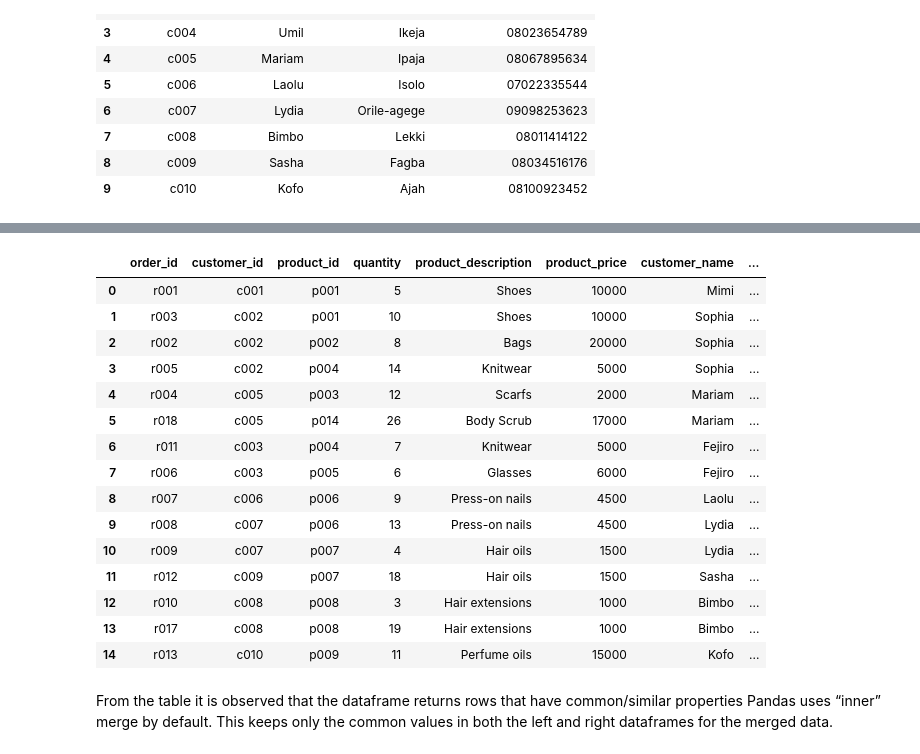
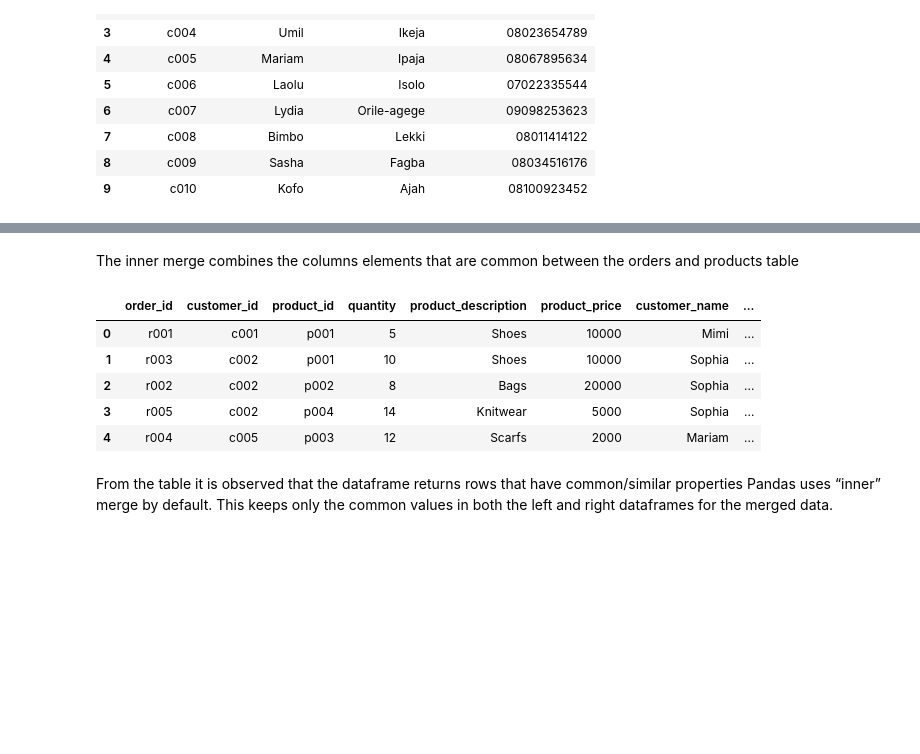
Before and after one commit to Kaltnaike/SGA_Projects_1, a Jupyter notebook: dummy_dataframes.ipynb, the cells around one changed output, grey strips where cells are left out. Saved outputs shown, nothing was run; the diff lists cells and outputs as text; code cells hidden in the pictures; blank space fills up the shorter version.

Commit message:
Working with multiple tables in pandas

```diff
--- a/dummy_dataframes.ipynb
+++ b/dummy_dataframes.ipynb
@@ -110,24 +99,16 @@ df_orders_products
+# %% [markdown]
+The inner merge combines the columns elements that are common between the orders and products table
 # %%
 #Use the resulting table to perform another inner merge operation with the customers table.
-df_all = df_orders_products.merge(df_customers, how='inner', on='customer_id')
-df_all
+df_all = df_orders_products.merge(df_customers, how='inner')
+df_all.head()
 # %% [output]
 |  | order_id | customer_id | product_id | quantity | product_description | product_price | customer_name | ... |
 | 0 | r001 | c001 | p001 | 5 | Shoes | 10000 | Mimi | ... |
 | 1 | r003 | c002 | p001 | 10 | Shoes | 10000 | Sophia | ... |
 | 2 | r002 | c002 | p002 | 8 | Bags | 20000 | Sophia | ... |
 | 3 | r005 | c002 | p004 | 14 | Knitwear | 5000 | Sophia | ... |
 | 4 | r004 | c005 | p003 | 12 | Scarfs | 2000 | Mariam | ... |
-| 5 | r018 | c005 | p014 | 26 | Body Scrub | 17000 | Mariam | ... |
-| 6 | r011 | c003 | p004 | 7 | Knitwear | 5000 | Fejiro | ... |
-| 7 | r006 | c003 | p005 | 6 | Glasses | 6000 | Fejiro | ... |
-| 8 | r007 | c006 | p006 | 9 | Press-on nails | 4500 | Laolu | ... |
-| 9 | r008 | c007 | p006 | 13 | Press-on nails | 4500 | Lydia | ... |
-| 10 | r009 | c007 | p007 | 4 | Hair oils | 1500 | Lydia | ... |
-| 11 | r012 | c009 | p007 | 18 | Hair oils | 1500 | Sasha | ... |
-| 12 | r010 | c008 | p008 | 3 | Hair extensions | 1000 | Bimbo | ... |
-| 13 | r017 | c008 | p008 | 19 | Hair extensions | 1000 | Bimbo | ... |
-| 14 | r013 | c010 | p009 | 11 | Perfume oils | 15000 | Kofo | ... |
 # %% [markdown]
 From the table it is observed that the dataframe returns rows that have common/similar properties
 Pandas uses “inner” merge by default. This keeps only the common values in both the left and right dataframes for the merged data.
```
Also changed, not shown: parts of 7 cells of this notebook.
